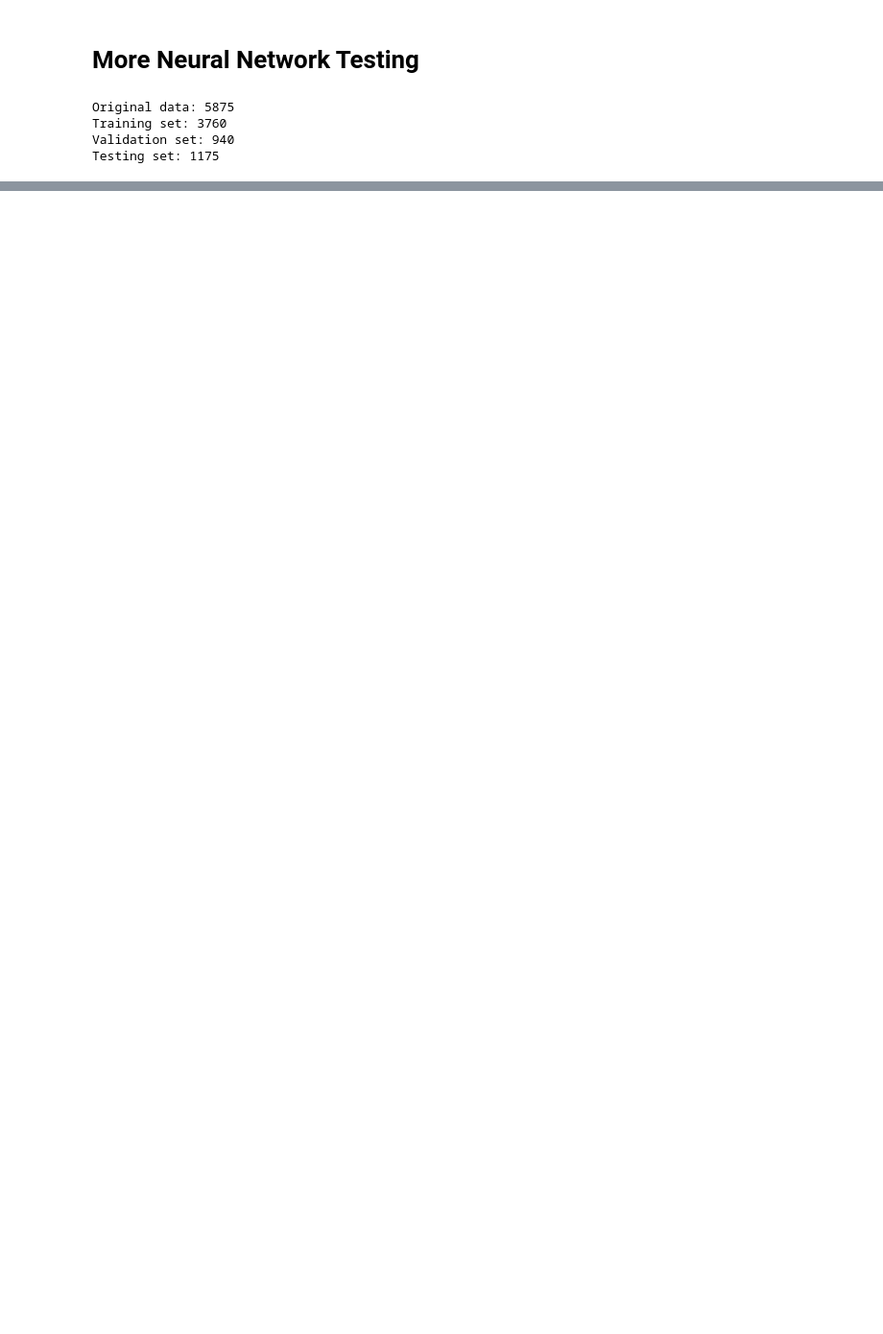
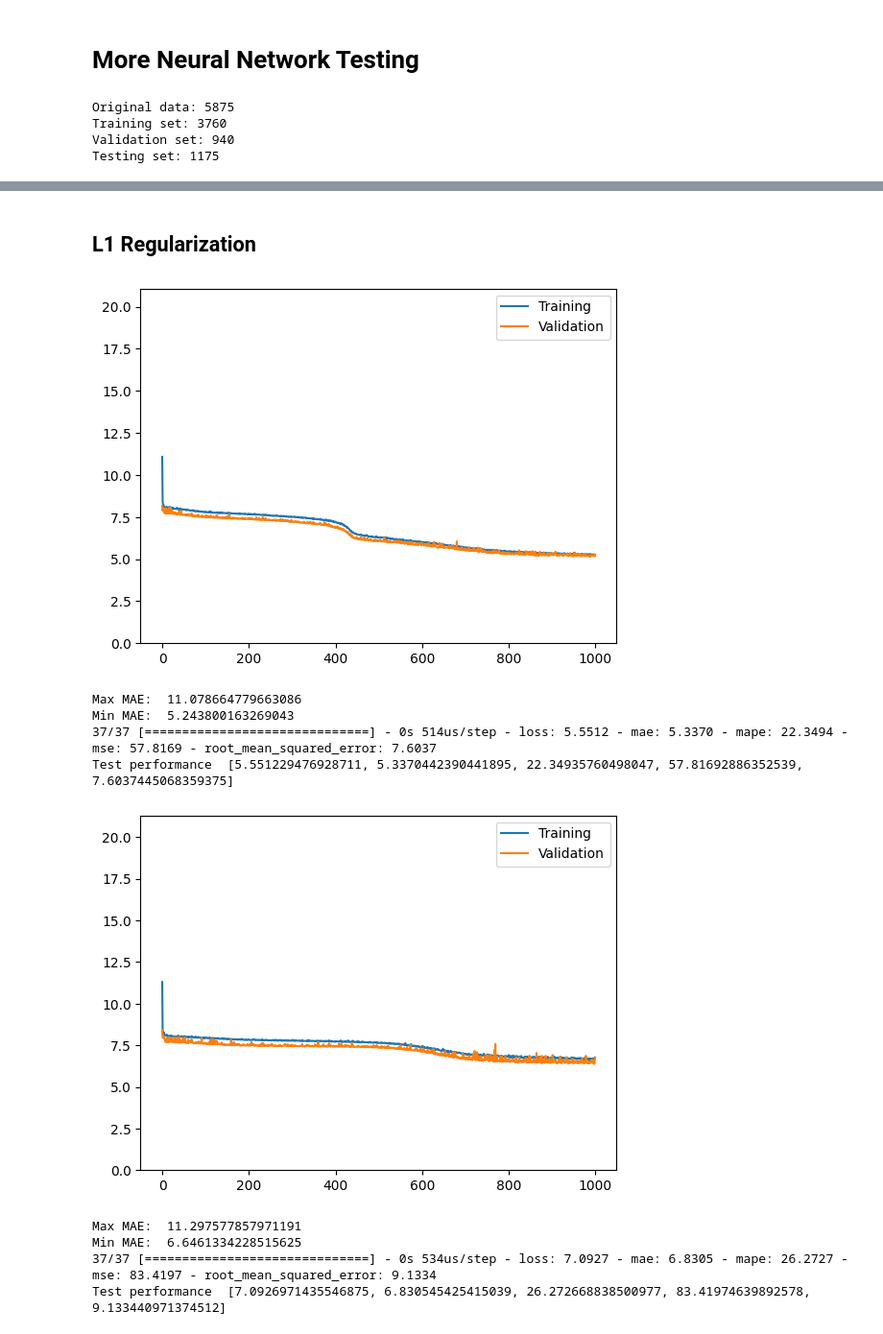
Before and after one commit to alexngUNC/FNN-Regularization, a Jupyter notebook: parkinson3A.ipynb, the cells around one changed output, grey strips where cells are left out. Shown: that part at 96% size. Cells and saved outputs as stored; diff of their text form; code cells hidden in the pictures; blank space fills up the shorter version.

```diff
--- a/parkinson3A.ipynb
+++ b/parkinson3A.ipynb
@@ -133,0 +135,16 @@ Test performance  [7.9642229080200195, 7.842392921447754, 31.83217430114746, 99.
+# %% [markdown]
+## L1 Regularization
+# %%
+l1_001, l1_001_history = build_and_plot(neurons=128, layers=4, input_shape=(X_train.shape[1],), regularizer=l1, lam=0.001, activation='elu', dropout=False, e=1000, verbose=0)
+l1_01, l1_01_history = build_and_plot(neurons=128, layers=4, input_shape=(X_train.shape[1],), regularizer=l2, lam=0.01, activation='elu', dropout=False, e=1000, verbose=0)
+# %% [output]
+[figure, added]
+Max MAE:  11.078664779663086
+Min MAE:  5.243800163269043
+37/37 [==============================] - 0s 514us/step - loss: 5.5512 - mae: 5.3370 - mape: 22.3494 - mse: 57.8169 - root_mean_squared_error: 7.6037
+Test performance  [5.551229476928711, 5.3370442390441895, 22.34935760498047, 57.81692886352539, 7.6037445068359375]
+[figure, added]
+Max MAE:  11.297577857971191
+Min MAE:  6.6461334228515625
+37/37 [==============================] - 0s 534us/step - loss: 7.0927 - mae: 6.8305 - mape: 26.2727 - mse: 83.4197 - root_mean_squared_error: 9.1334
+Test performance  [7.0926971435546875, 6.830545425415039, 26.272668838500977, 83.41974639892578, 9.133440971374512]
```
Also changed, not shown: parts of 19 cells of this notebook, 1 other file.
